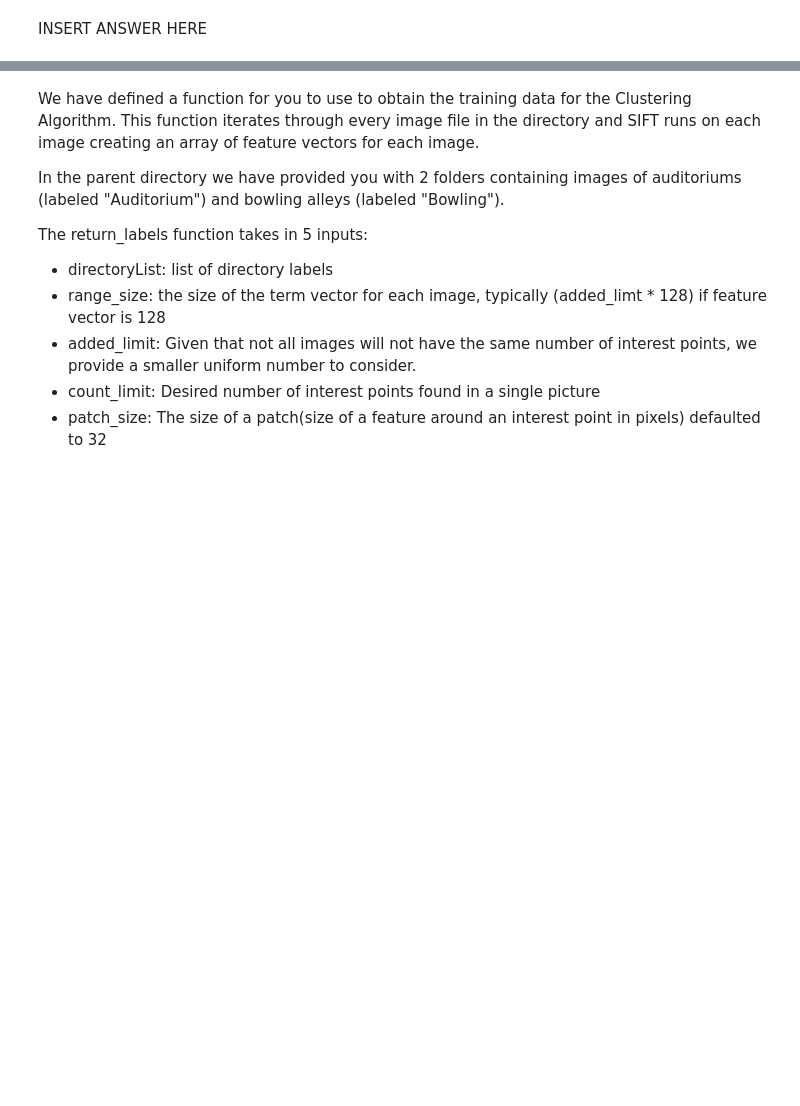
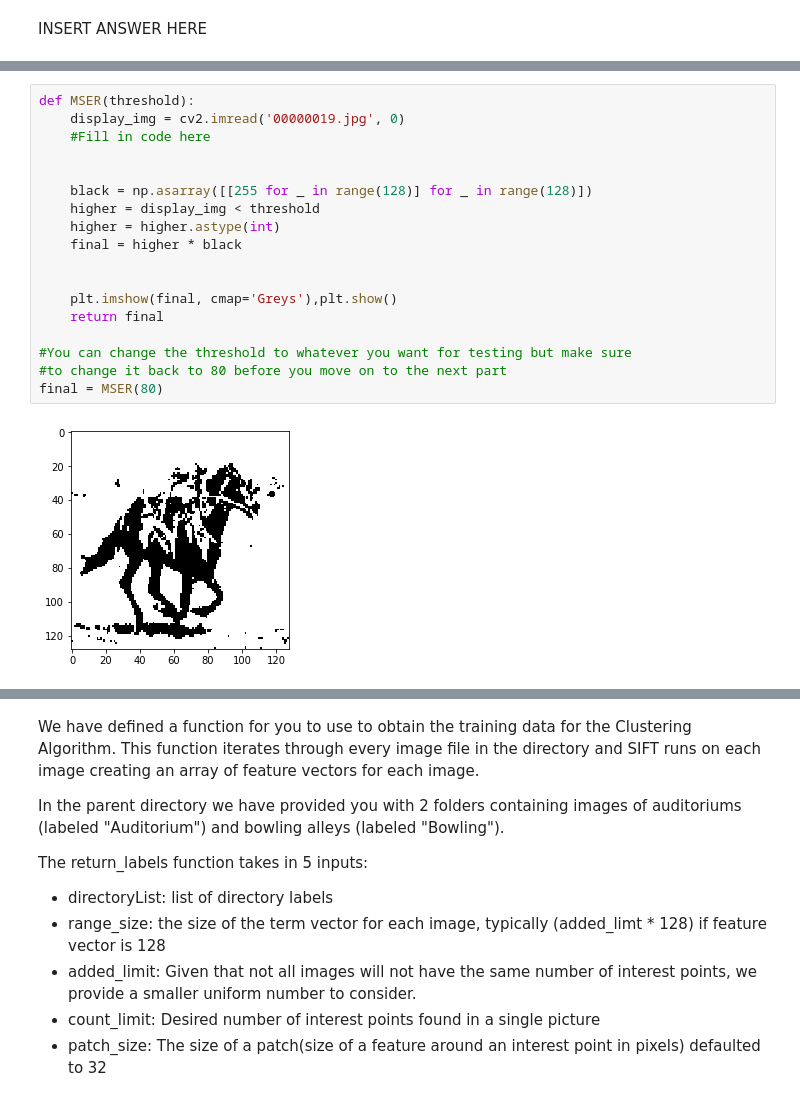
Before and after one commit to vontell/834-PSET, a Jupyter notebook: Image Classification.ipynb, the cells around one changed output, grey strips where cells are left out. Cells and saved outputs as stored; diff of their text form; blank space fills up the shorter version.

Commit message:
adding MSER problem

```diff
--- a/Image Classification.ipynb
+++ b/Image Classification.ipynb
@@ -57,0 +71,20 @@ INSERT ANSWER HERE
+# %%
+def MSER(threshold):
+    display_img = cv2.imread('00000019.jpg', 0)
+    #Fill in code here
+
+
+    black = np.asarray([[255 for _ in range(128)] for _ in range(128)])
+    higher = display_img < threshold
+    higher = higher.astype(int)
+    final = higher * black
+
+
+    plt.imshow(final, cmap='Greys'),plt.show()
+    return final
+
+#You can change the threshold to whatever you want for testing but make sure
+#to change it back to 80 before you move on to the next part
+final = MSER(80)
+# %% [output]
+[figure, added]
```
Also changed, not shown: parts of 7 cells of this notebook, 6 other files.
